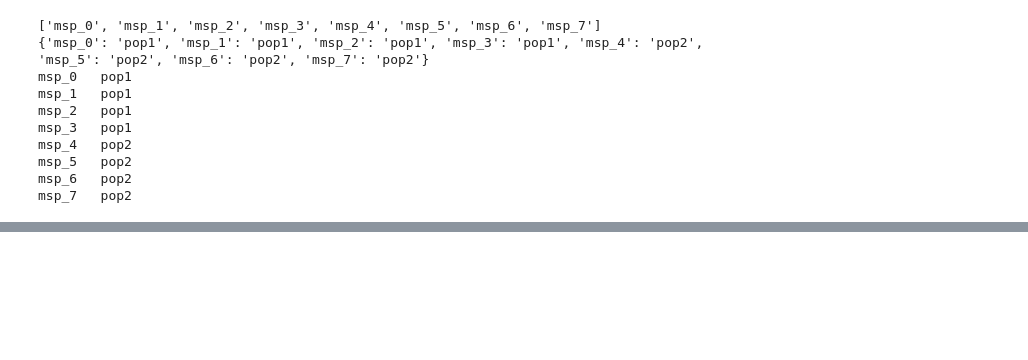
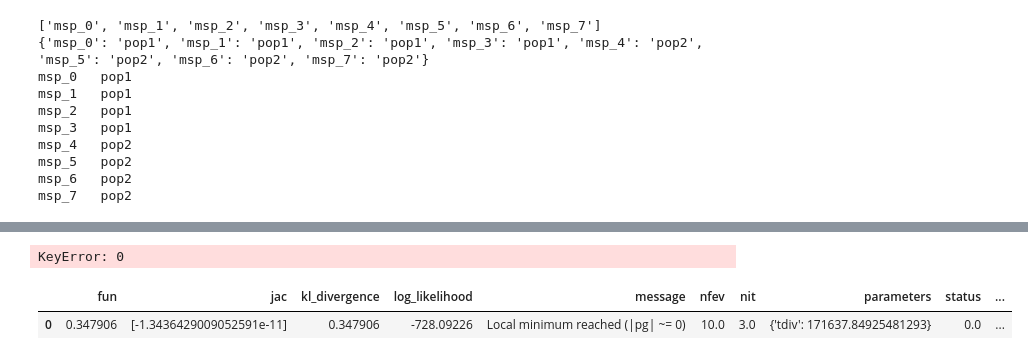
Before and after one commit to isaacovercast/easySFS, a Jupyter notebook: jupyter-notebooks/easySFS-momi-analysis.ipynb, the cells around one changed output, grey strips where cells are left out. Cells and saved outputs as stored; diff of their text form; code cells hidden in the pictures; blank space fills up the shorter version.

Commit message:
updates to momi analysis nb

```diff
--- a/jupyter-notebooks/easySFS-momi-analysis.ipynb
+++ b/jupyter-notebooks/easySFS-momi-analysis.ipynb
@@ -70,0 +79,8 @@ gunzip -c tmp_allele_counts.gz | head
+# %%
+%%bash
+for i in `ls simout/*/*.vcf`; \
+    do echo $i; \
+    bgzip -c $i > $i.gz; \
+    tabix $i.gz;\
+    python vcf2bed.py $i;
+    done
@@ -116,0 +342,30 @@ extract_sfs.py: error: the following arguments are required: out, n_blocks, file
+# %%
+print(f)
+allele_counts = momi.SnpAlleleCounts.read_vcf(vcf_file=f, ind2pop=popdict, bed_file=f.split(".")[0]+".bed", ancestral_alleles=False)
+allele_counts.dump(f.split(".")[0]+"_allele_counts.gz")
+sfs = allele_counts.extract_sfs(n_blocks=None)
+res = optimize(sfs)
+print("percent missing data per population", sfs.p_missing, sfs.n_snps(), sfs.n_loci, res.parameters.tdiv)
+subdict = {"pop1":6, "pop2":6}
+allele_counts = allele_counts.down_sample(subdict)
+sfs = allele_counts.extract_sfs(n_blocks=None)
+res = optimize(sfs)
+print("percent missing data per population", sfs.p_missing, sfs.n_snps(), sfs.n_loci, res.parameters.tdiv)
+
+subdict = {"pop1":4, "pop2":4}
+allele_counts = allele_counts.down_sample(subdict)
+sfs = allele_counts.extract_sfs(n_blocks=None)
+res = optimize(sfs)
+print("percent missing data per population", sfs.p_missing, sfs.n_snps(), sfs.n_loci, res.parameters.tdiv)
+
+subdict = {"pop1":3, "pop2":3}
+allele_counts = allele_counts.down_sample(subdict)
+sfs = allele_counts.extract_sfs(n_blocks=None)
+res = optimize(sfs)
+print("percent missing data per population", sfs.p_missing, sfs.n_snps(), sfs.n_loci, res.parameters.tdiv)
+
+subdict = {"pop1":2, "pop2":2}
+allele_counts = allele_counts.down_sample(subdict)
+sfs = allele_counts.extract_sfs(n_blocks=None)
+res = optimize(sfs)
+print("percent missing data per population", sfs.p_missing, sfs.n_snps(), sfs.n_loci, res.parameters.tdiv)
@@ -116,0 +437,13 @@ extract_sfs.py: error: the following arguments are required: out, n_blocks, file
+# %%
+#print(res_dict["no_migration"]["no_migration"])
+print(dict(res_dict["no_migration"]["no_migration"][0]))
+print(pd.DataFrame.from_dict(res_dict["no_migration"]["no_migration"][0]))
+df = pd.DataFrame.from_dict(res_dict["no_migration"]["no_migration"])
+pd.concat([df, pd.Series(res_dict["no_migration"]["no_migration"][0])])
+# %% [output]
+KeyError: 0
+# %%
+res_dict["no_migration"]["no_migration"].append(pd.Series(res), ignore_index=True)
+# %% [output]
+|  | fun | jac | kl_divergence | log_likelihood | message | nfev | nit | parameters | status | ... |
+| 0 | 0.347906 | [-1.3436429009052591e-11] | 0.347906 | -728.09226 | Local minimum reached (|pg| ~= 0) | 10.0 | 3.0 | {'tdiv': 171637.84925481293} | 0.0 | ... |
```
Also changed, not shown: parts of 31 cells of this notebook.
